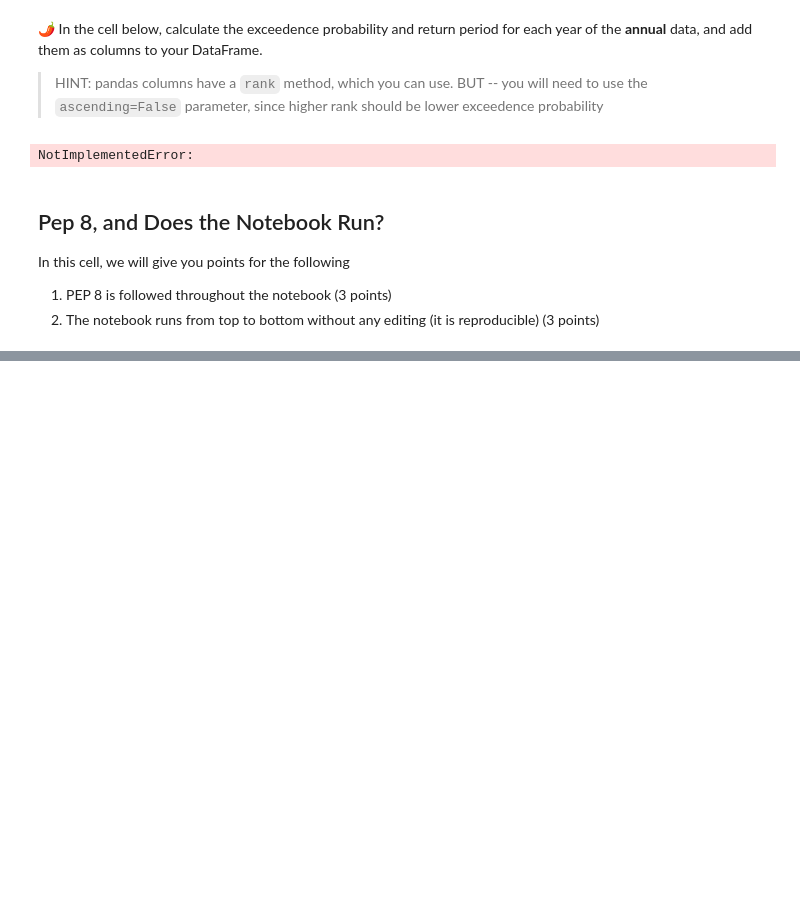
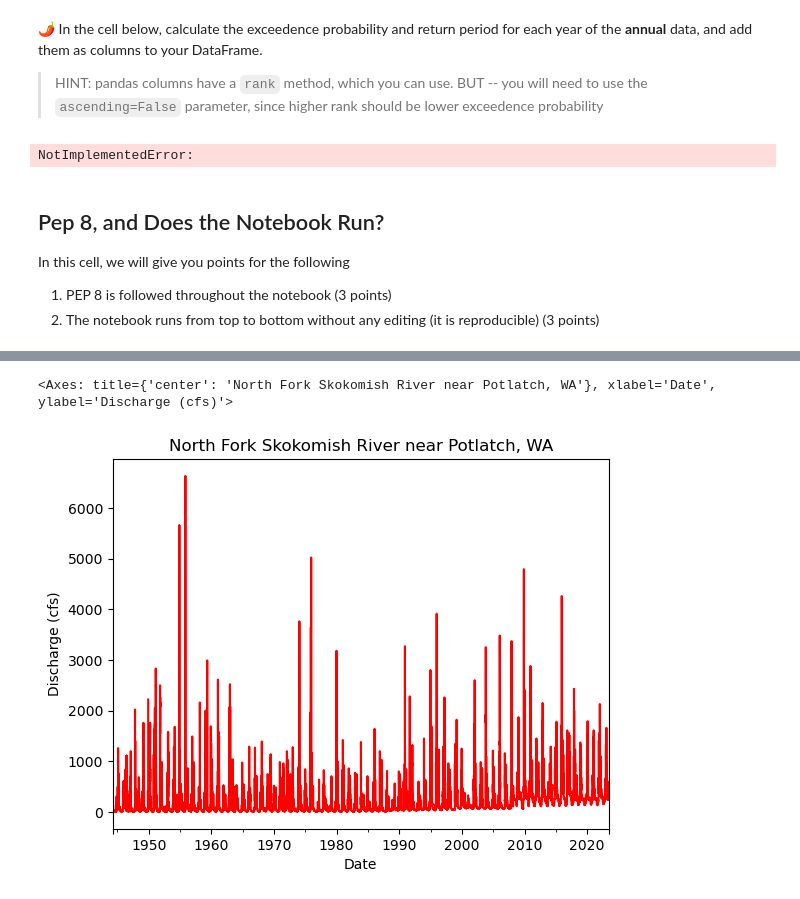
Before and after one commit to KiStroh/time-series-data-KiStroh, a Jupyter notebook: stars-02-time-series.ipynb, the cells around one changed output, grey strips where cells are left out. Drawn from its saved outputs; the diff is of its cells as text; code cells hidden in the pictures; blank space fills up the shorter version.

Commit message:
New map of North Fork Skokomish River!

```diff
--- a/stars-02-time-series.ipynb
+++ b/stars-02-time-series.ipynb
@@ -716,0 +802,14 @@ In this cell, we will give you points for the following
+# %%
+#Pull data to make dataframe
+nf = pd.read_csv(
+    BytesIO(url.content),
+    comment='#',
+    delimiter='\t',
+    skiprows=[30, 31],
+    names=['Agency', 'Site Number', 'Date', 'Discharge',
+          'Site Code', 'Gauge Height', 'Site Code 2'],
+    index_col='Date',
+    parse_dates=True,
+    na_values="Ice")
+nf_update = nf.drop(columns = ['Site Code', 'Site Code 2'])
+nf_update
@@ -716,0 +845,12 @@ In this cell, we will give you points for the following
+# %%
+#Plot data
+nf_update.plot(
+    y="Discharge",
+    ylabel="Discharge (cfs)",
+    title="North Fork Skokomish River near Potlatch, WA",
+    color="red",
+    legend=False,
+)
+# %% [output]
+<Axes: title={'center': 'North Fork Skokomish River near Potlatch, WA'}, xlabel='Date', ylabel='Discharge (cfs)'>
+[figure, added]
```
Also changed, not shown: parts of 20 cells of this notebook.
